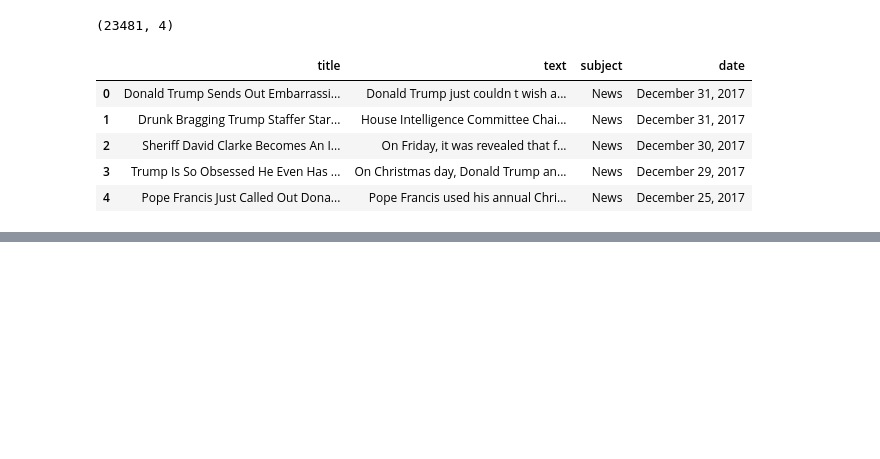
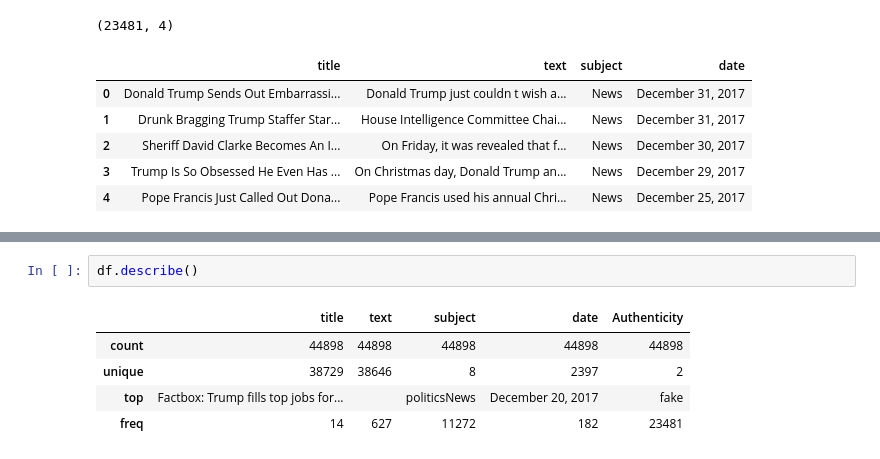
Before and after one commit to jc14-ai/CredCheck-AI, a Jupyter notebook: Training/model.ipynb, the cells around one changed output, grey strips where cells are left out. Cells and saved outputs as stored; diff of their text form; blank space fills up the shorter version.

```diff
--- a/Training/model.ipynb
+++ b/Training/model.ipynb
@@ -55,0 +59,8 @@ df.head()
+# %%
+df.describe()
+# %% [output]
+|  | title | text | subject | date | Authenticity |
+| count | 44898 | 44898 | 44898 | 44898 | 44898 |
+| unique | 38729 | 38646 | 8 | 2397 | 2 |
+| top | Factbox: Trump fills top jobs for... |  | politicsNews | December 20, 2017 | fake |
+| freq | 14 | 627 | 11272 | 182 | 23481 |
```
Also changed, not shown: parts of 7 cells of this notebook.
